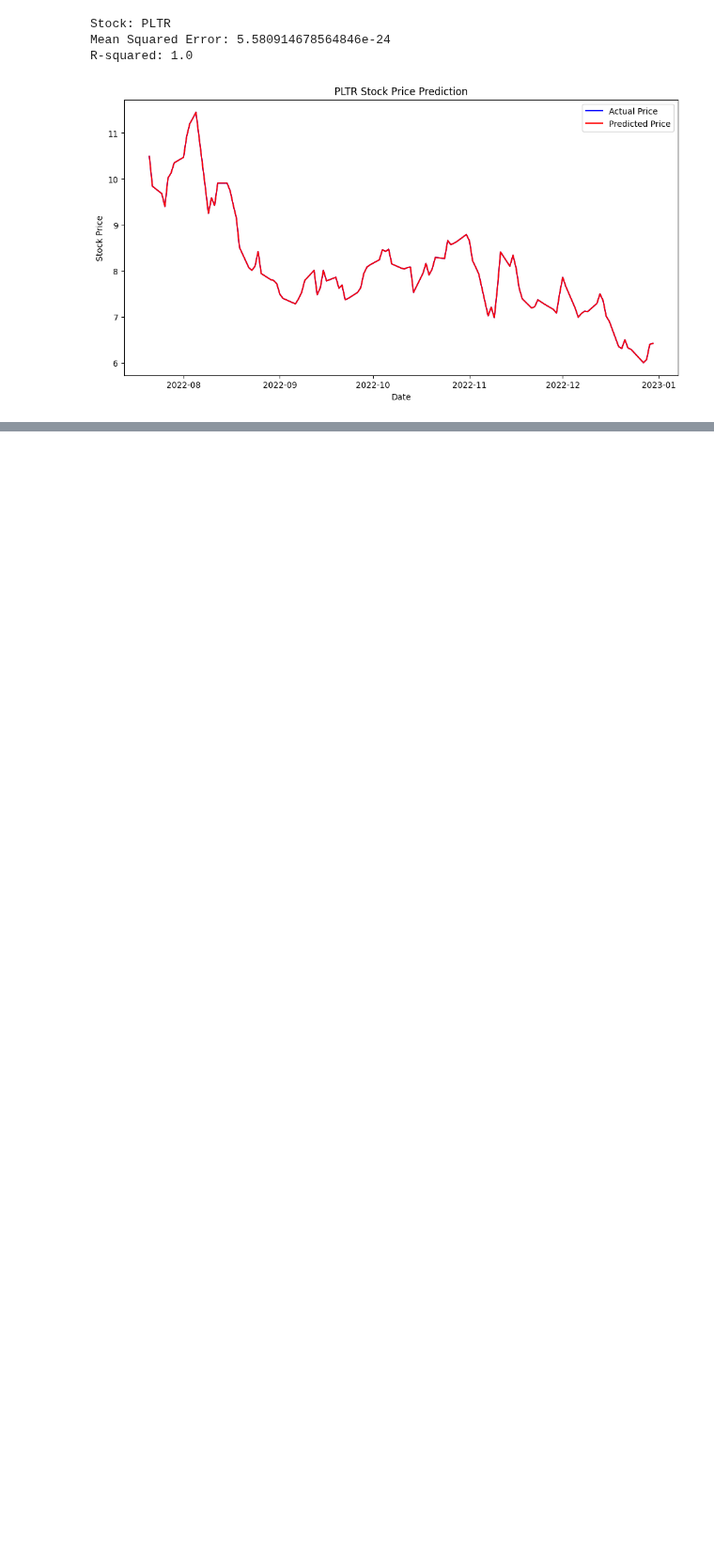
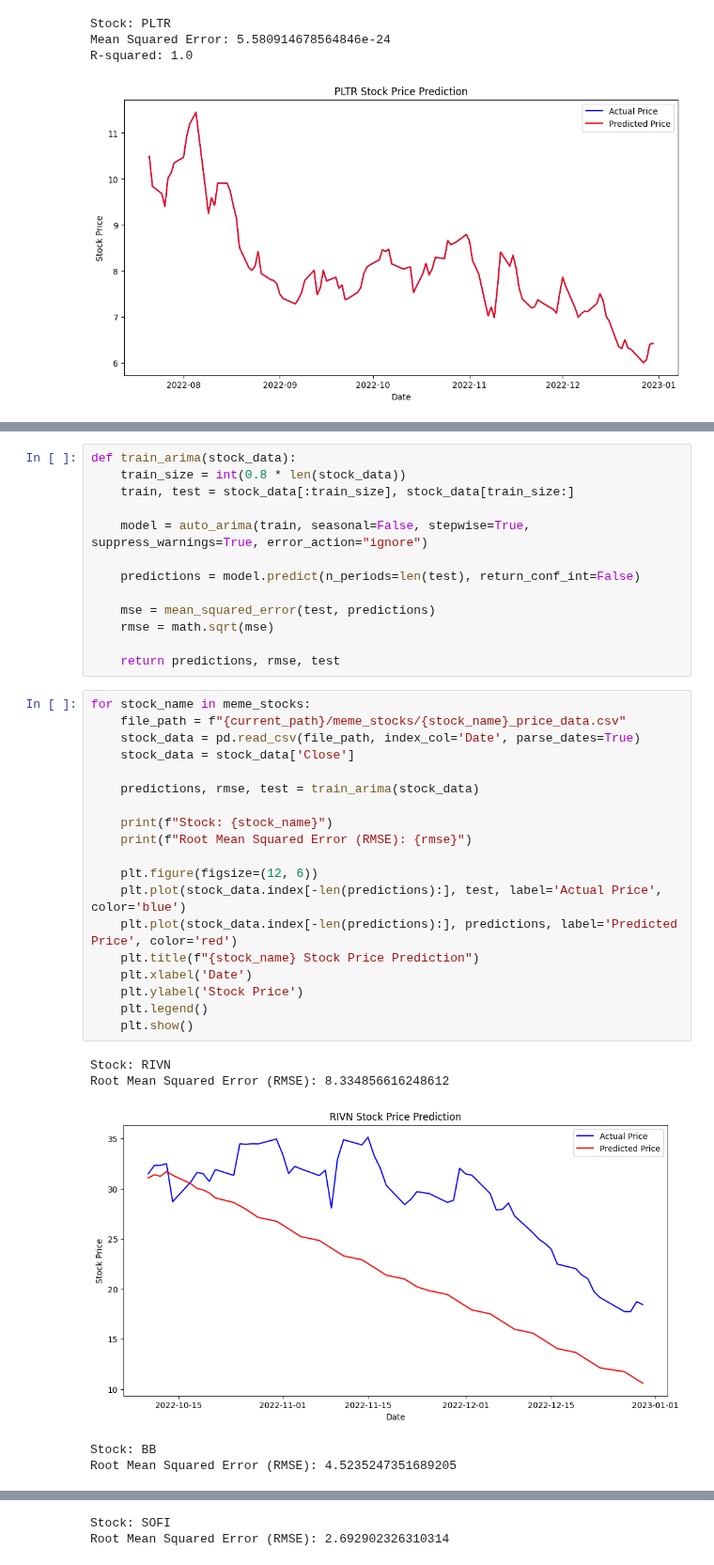
Before and after one commit to howie-zeng/Analyzing-Retail-Sentiment-and-Detecting-Trading-Signals, a Jupyter notebook: Data Extraction/Stock/stock_prediction.ipynb, the cells around one changed output, grey strips where cells are left out. Shown at 94% size. Drawn from its saved outputs; the diff is of its cells as text; blank space fills up the shorter version.

Commit message:
ARIMA

```diff
--- a/Data Extraction/Stock/stock_prediction.ipynb
+++ b/Data Extraction/Stock/stock_prediction.ipynb
@@ -100,0 +110,38 @@ R-squared: 1.0
+# %%
+def train_arima(stock_data):
+    train_size = int(0.8 * len(stock_data))
+    train, test = stock_data[:train_size], stock_data[train_size:]
+
+    model = auto_arima(train, seasonal=False, stepwise=True, suppress_warnings=True, error_action="ignore")
+
+    predictions = model.predict(n_periods=len(test), return_conf_int=False)
+
+    mse = mean_squared_error(test, predictions)
+    rmse = math.sqrt(mse)
+
+    return predictions, rmse, test
+# %%
+for stock_name in meme_stocks:
+    file_path = f"{current_path}/meme_stocks/{stock_name}_price_data.csv"
+    stock_data = pd.read_csv(file_path, index_col='Date', parse_dates=True)
+    stock_data = stock_data['Close']
+
+    predictions, rmse, test = train_arima(stock_data)
+
+    print(f"Stock: {stock_name}")
+    print(f"Root Mean Squared Error (RMSE): {rmse}")
+
+    plt.figure(figsize=(12, 6))
+    plt.plot(stock_data.index[-len(predictions):], test, label='Actual Price', color='blue')
+    plt.plot(stock_data.index[-len(predictions):], predictions, label='Predicted Price', color='red')
+    plt.title(f"{stock_name} Stock Price Prediction")
+    plt.xlabel('Date')
+    plt.ylabel('Stock Price')
+    plt.legend()
+    plt.show()
+# %% [output]
+Stock: RIVN
+Root Mean Squared Error (RMSE): 8.334856616248612
+[figure, added]
+Stock: BB
+Root Mean Squared Error (RMSE): 4.5235247351689205
@@ -100,0 +149,2 @@ R-squared: 1.0
+Stock: SOFI
+Root Mean Squared Error (RMSE): 2.692902326310314
```
Also changed, not shown: parts of 4 cells of this notebook, 1 other file.
